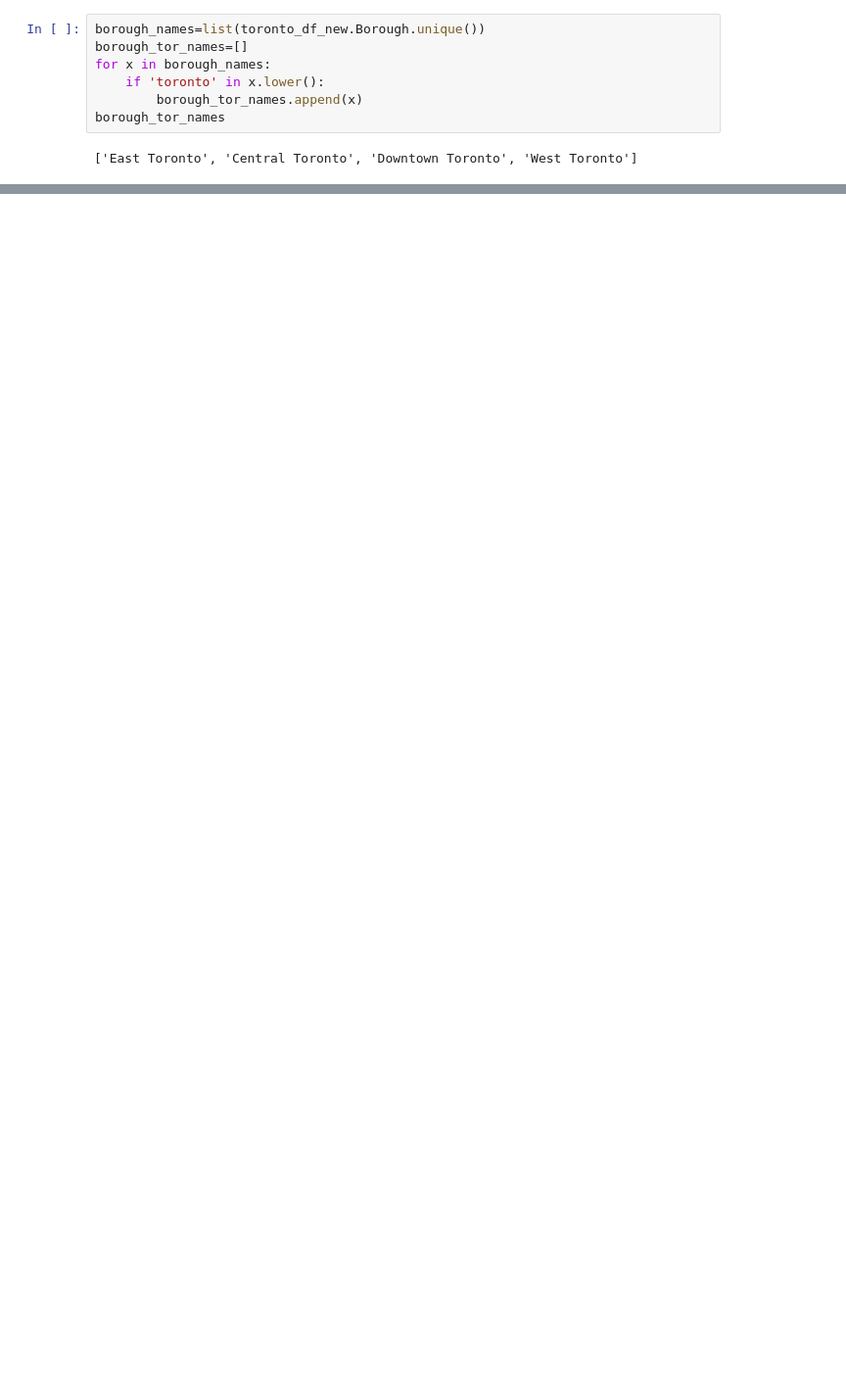
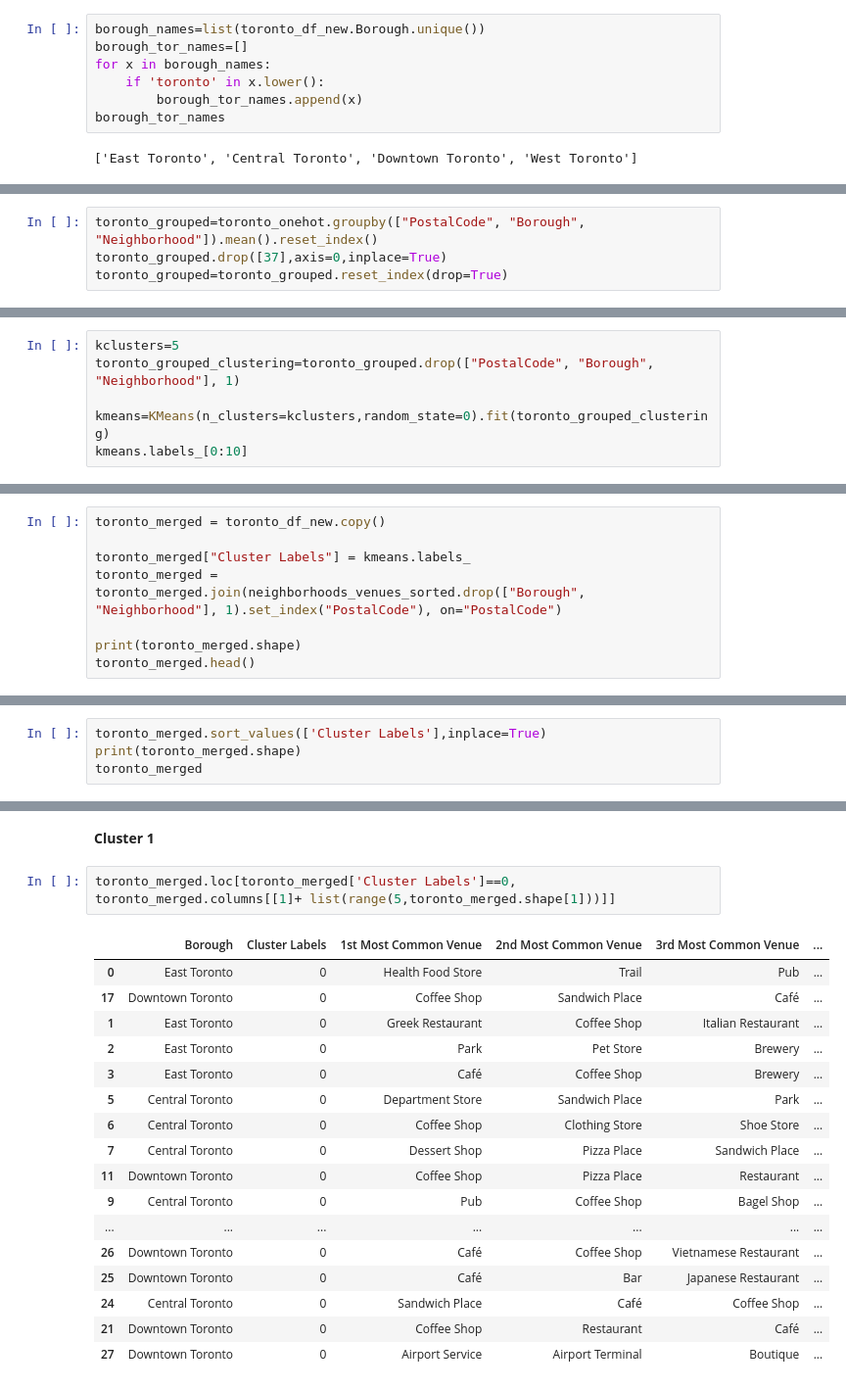
Before and after one commit to Ranga256/Capstone-data-science, a Jupyter notebook: scripts/week3.ipynb, the cells around one changed output, grey strips where cells are left out. Shown: that part at 98% size. Saved outputs shown, nothing was run; the diff lists cells and outputs as text; blank space fills up the shorter version.

```diff
--- a/scripts/week3.ipynb
+++ b/scripts/week3.ipynb
@@ -247,0 +370,4 @@ map_toronto
+# %%
+toronto_grouped=toronto_onehot.groupby(["PostalCode", "Borough", "Neighborhood"]).mean().reset_index()
+toronto_grouped.drop([37],axis=0,inplace=True)
+toronto_grouped=toronto_grouped.reset_index(drop=True)
@@ -247,0 +422,6 @@ map_toronto
+# %%
+kclusters=5
+toronto_grouped_clustering=toronto_grouped.drop(["PostalCode", "Borough", "Neighborhood"], 1)
+
+kmeans=KMeans(n_clusters=kclusters,random_state=0).fit(toronto_grouped_clustering)
+kmeans.labels_[0:10]
@@ -247,0 +430,8 @@ map_toronto
+# %%
+toronto_merged = toronto_df_new.copy()
+
+toronto_merged["Cluster Labels"] = kmeans.labels_
+toronto_merged = toronto_merged.join(neighborhoods_venues_sorted.drop(["Borough", "Neighborhood"], 1).set_index("PostalCode"), on="PostalCode")
+
+print(toronto_merged.shape)
+toronto_merged.head()
@@ -247,0 +446,4 @@ map_toronto
+# %%
+toronto_merged.sort_values(['Cluster Labels'],inplace=True)
+print(toronto_merged.shape)
+toronto_merged
@@ -247,0 +495,22 @@ map_toronto
+# %% [markdown]
+<b>Cluster 1
+# %%
+toronto_merged.loc[toronto_merged['Cluster Labels']==0, toronto_merged.columns[[1]+ list(range(5,toronto_merged.shape[1]))]]
+# %% [output]
+|  | Borough | Cluster Labels | 1st Most Common Venue | 2nd Most Common Venue | 3rd Most Common Venue | ... |
+| 0 | East Toronto | 0 | Health Food Store | Trail | Pub | ... |
+| 17 | Downtown Toronto | 0 | Coffee Shop | Sandwich Place | Café | ... |
+| 1 | East Toronto | 0 | Greek Restaurant | Coffee Shop | Italian Restaurant | ... |
+| 2 | East Toronto | 0 | Park | Pet Store | Brewery | ... |
+| 3 | East Toronto | 0 | Café | Coffee Shop | Brewery | ... |
+| 5 | Central Toronto | 0 | Department Store | Sandwich Place | Park | ... |
+| 6 | Central Toronto | 0 | Coffee Shop | Clothing Store | Shoe Store | ... |
+| 7 | Central Toronto | 0 | Dessert Shop | Pizza Place | Sandwich Place | ... |
+| 11 | Downtown Toronto | 0 | Coffee Shop | Pizza Place | Restaurant | ... |
+| 9 | Central Toronto | 0 | Pub | Coffee Shop | Bagel Shop | ... |
+| ... | ... | ... | ... | ... | ... | ... |
+| 26 | Downtown Toronto | 0 | Café | Coffee Shop | Vietnamese Restaurant | ... |
+| 25 | Downtown Toronto | 0 | Café | Bar | Japanese Restaurant | ... |
+| 24 | Central Toronto | 0 | Sandwich Place | Café | Coffee Shop | ... |
+| 21 | Downtown Toronto | 0 | Coffee Shop | Restaurant | Café | ... |
+| 27 | Downtown Toronto | 0 | Airport Service | Airport Terminal | Boutique | ... |
```
Also changed, not shown: parts of 34 cells of this notebook.
